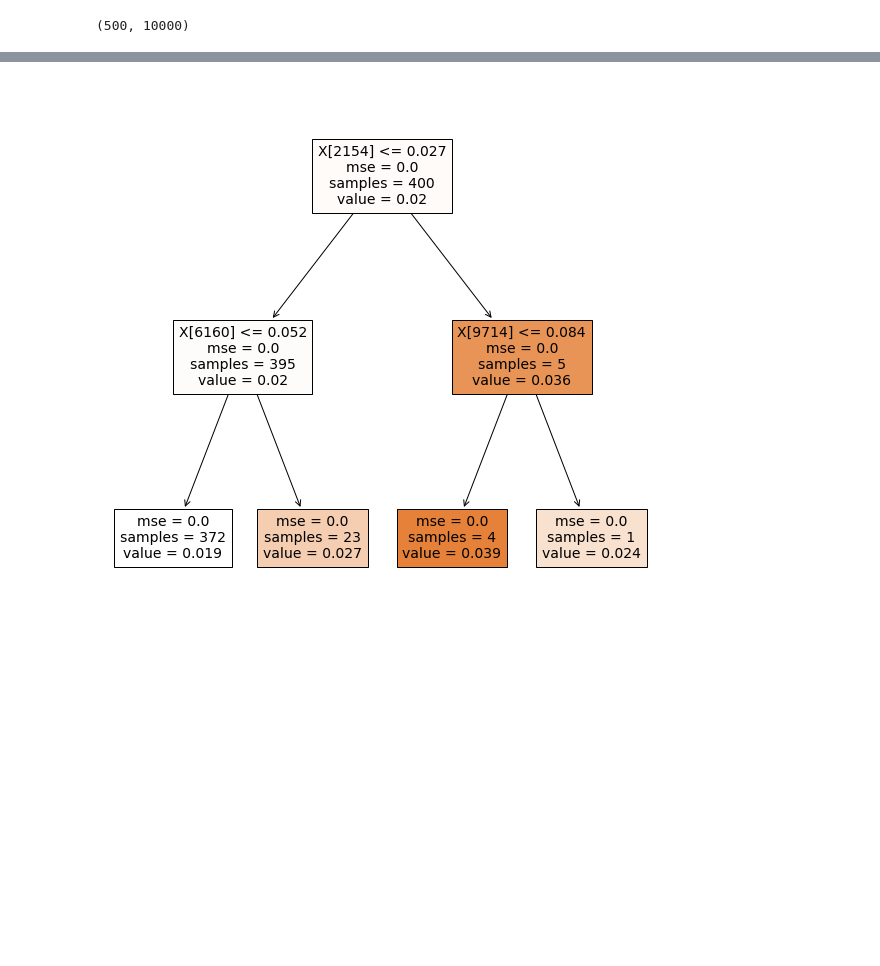
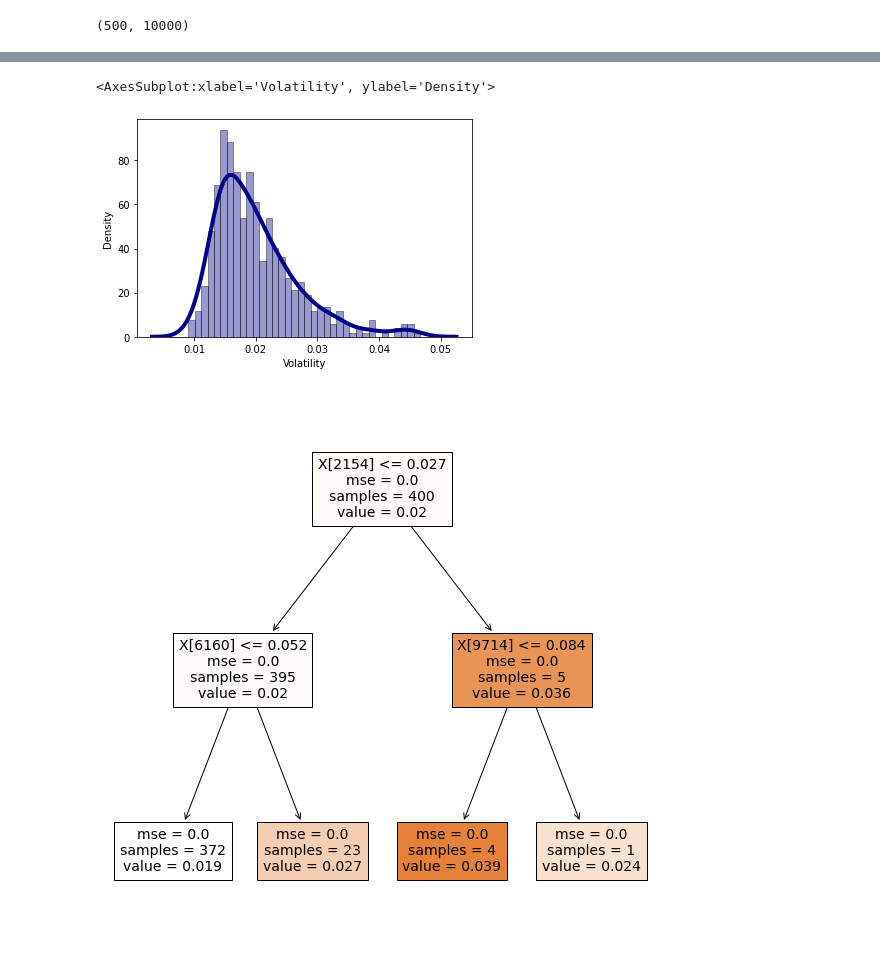
Before and after one commit to juliatowski/Python2_Homeworks, a Jupyter notebook: preprocessing.ipynb, the cells around one changed output, grey strips where cells are left out. Saved outputs shown, nothing was run; the diff lists cells and outputs as text; code cells hidden in the pictures; blank space fills up the shorter version.

```diff
--- a/preprocessing.ipynb
+++ b/preprocessing.ipynb
@@ -138,3 +155,11 @@ X_train, X_test, y_train, y_test = train_test_split(X_bag, y, test_size=0.2,rand
+# %%
+sns.distplot(df['Volatility'], hist=True, kde=True,
+             bins=int(180/5), color = 'darkblue',
+             hist_kws={'edgecolor':'black'},
+             kde_kws={'linewidth': 4})
+# %% [output]
+<AxesSubplot:xlabel='Volatility', ylabel='Density'>
+[figure, added]
 # %%
 
 tree_reg = DecisionTreeRegressor(max_depth=2, random_state=42)
```
Also changed, not shown: parts of 5 cells of this notebook.
